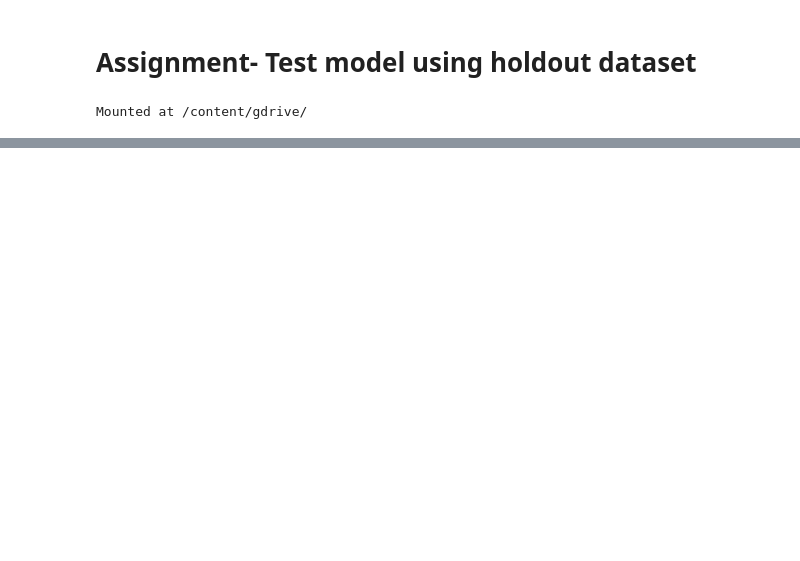
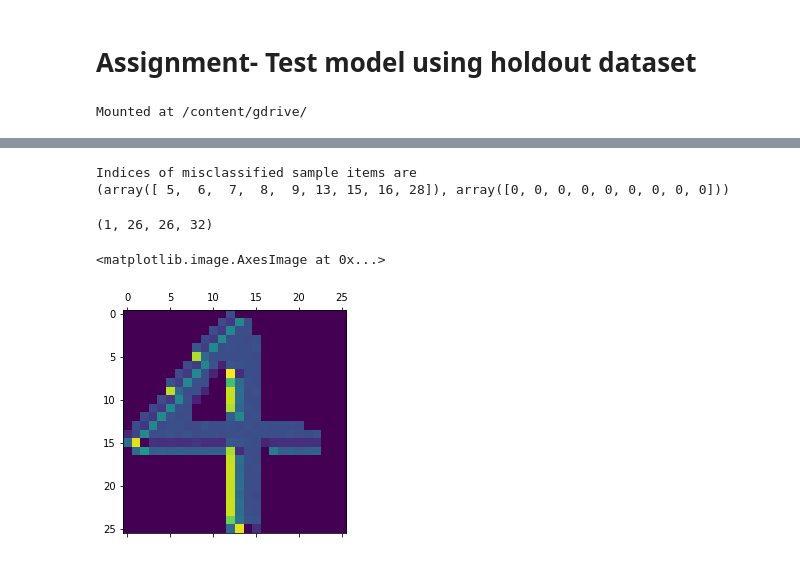
Before and after one commit to CWanjohi/SimpleImageClassifier, a Jupyter notebook: DIP_Coursework.ipynb, the cells around one changed output, grey strips where cells are left out. Saved outputs shown, nothing was run; the diff lists cells and outputs as text; code cells hidden in the pictures; blank space fills up the shorter version.

```diff
--- a/DIP_Coursework.ipynb
+++ b/DIP_Coursework.ipynb
@@ -569,0 +580,44 @@ for i in range(5):
+# %%
+#use numpy to create an array to store a value of 1 when misclassification occurs
+
+result = np.absolute(target_image_labels - predicted_digit_classes)
+result_indices = np.nonzero(result>0)
+
+#display indices of the misclass
+print('Indices of misclassified sample items are \n'+str(result_indices))
+# %% [output]
+Indices of misclassified sample items are
+(array([ 5,  6,  7,  8,  9, 13, 15, 16, 28]), array([0, 0, 0, 0, 0, 0, 0, 0, 0]))
+# %%
+from PIL import Image
+import glob
+
+#place all images in one list
+all_images=[]
+counter=0
+for file in glob.iglob('/content/gdrive/My Drive/DIP_Dataset/*.jpg'):
+  img = Image.open(file)
+  img = cv2.cvtColor(np.float32(img), cv2.COLOR_BGR2GRAY)
+  img = image.img_to_array(img)
+  img = img.astype('float32')
+  img /= 255.0
+  img = np.expand_dims(img, axis=0)
+  all_images.append(img)
+  counter += 1
+
+all_images = np.array(all_images)
+# %%
+# Visualizing the activation layers and filter of the model
+img_tensor = all_images[0].reshape(1,28,28,1)
+
+layer_outputs = [layer.output for layer in model.layers[:7]]
+activation_model = Model(inputs=model.input, outputs=layer_outputs)
+activations = activation_model.predict(img_tensor)
+
+first_layer_activation = activations[0]
+print(first_layer_activation.shape)
+plt.matshow(first_layer_activation[0,:,:,3],cmap = 'viridis')
+# %% [output]
+(1, 26, 26, 32)
+<matplotlib.image.AxesImage at 0x...>
+[figure, added]
```
Also changed, not shown: parts of 37 cells of this notebook.
